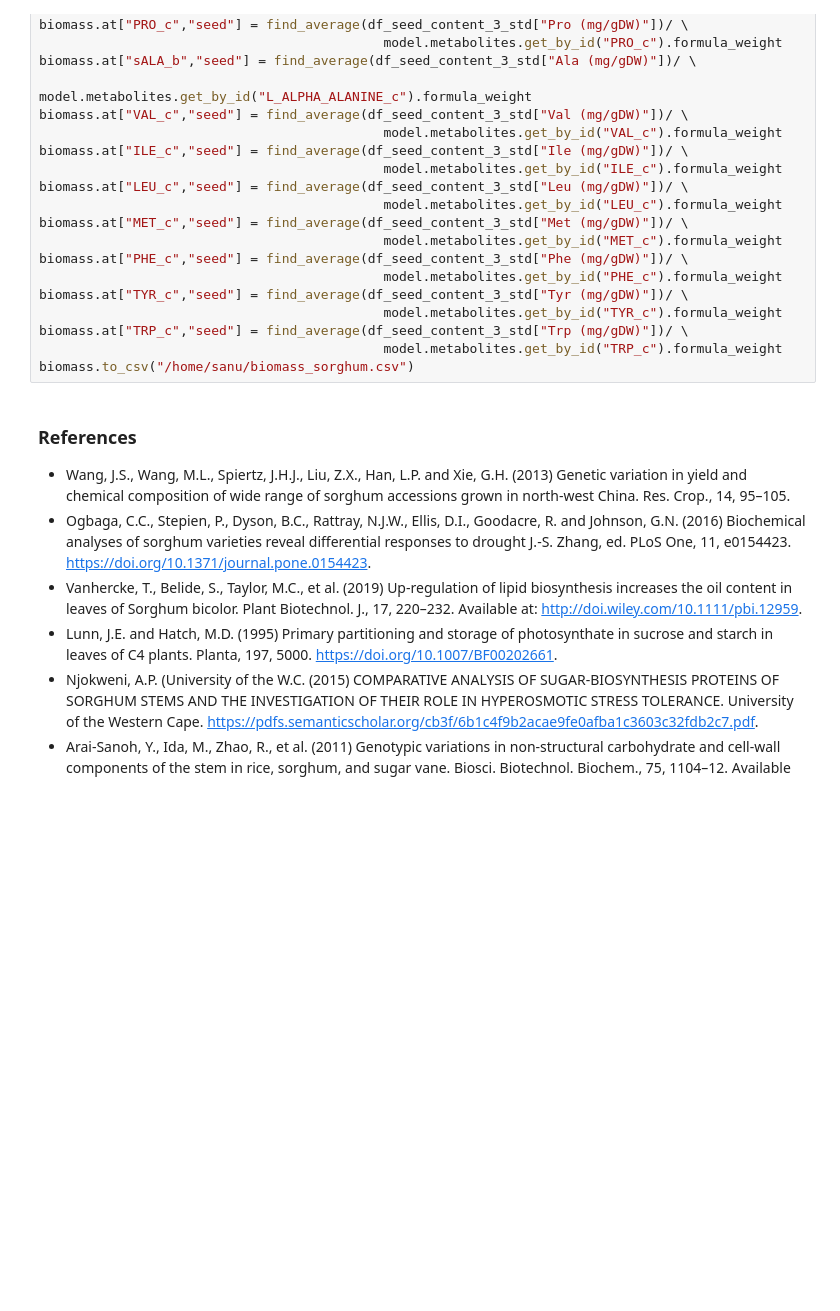
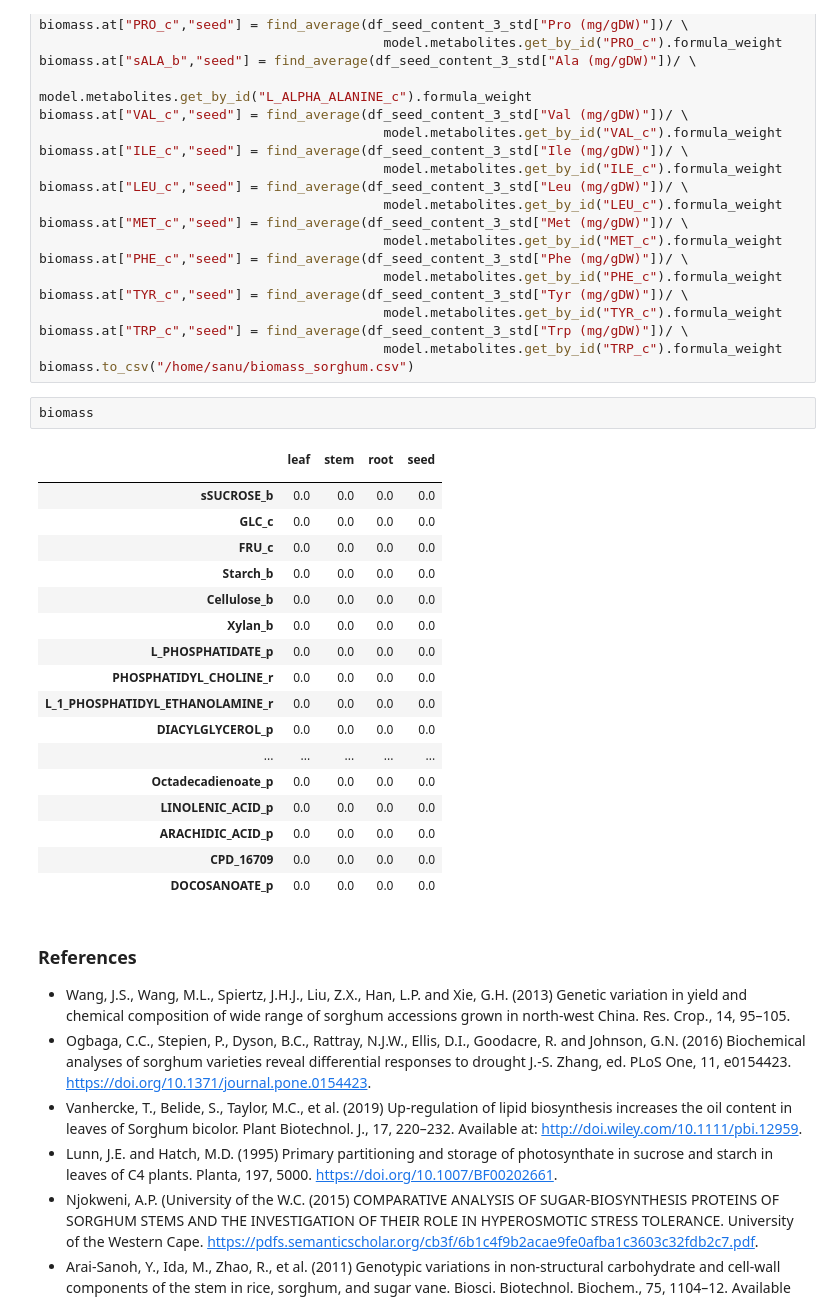
Before and after one commit to cropsinsilico/tissue-specific-FBA-models, a Jupyter notebook: Biomass data - sorghum.ipynb, the cells around one changed output. Cells and saved outputs as stored; diff of their text form; blank space fills up the shorter version.

```diff
--- a/Biomass data - sorghum.ipynb
+++ b/Biomass data - sorghum.ipynb
@@ -650,6 +650,27 @@ biomass.at["TYR_c","seed"] = find_average(df_seed_content_3_std["Tyr (mg/gDW)"])
 biomass.at["TRP_c","seed"] = find_average(df_seed_content_3_std["Trp (mg/gDW)"])/ \
                                             model.metabolites.get_by_id("TRP_c").formula_weight
 biomass.to_csv("/home/sanu/biomass_sorghum.csv")
+# %%
+biomass
+# %% [output]
+|  | leaf | stem | root | seed |
+|  |  |  |  |  |
+| sSUCROSE_b | 0.0 | 0.0 | 0.0 | 0.0 |
+| GLC_c | 0.0 | 0.0 | 0.0 | 0.0 |
+| FRU_c | 0.0 | 0.0 | 0.0 | 0.0 |
+| Starch_b | 0.0 | 0.0 | 0.0 | 0.0 |
+| Cellulose_b | 0.0 | 0.0 | 0.0 | 0.0 |
+| Xylan_b | 0.0 | 0.0 | 0.0 | 0.0 |
+| L_PHOSPHATIDATE_p | 0.0 | 0.0 | 0.0 | 0.0 |
+| PHOSPHATIDYL_CHOLINE_r | 0.0 | 0.0 | 0.0 | 0.0 |
+| L_1_PHOSPHATIDYL_ETHANOLAMINE_r | 0.0 | 0.0 | 0.0 | 0.0 |
+| DIACYLGLYCEROL_p | 0.0 | 0.0 | 0.0 | 0.0 |
+| ... | ... | ... | ... | ... |
+| Octadecadienoate_p | 0.0 | 0.0 | 0.0 | 0.0 |
+| LINOLENIC_ACID_p | 0.0 | 0.0 | 0.0 | 0.0 |
+| ARACHIDIC_ACID_p | 0.0 | 0.0 | 0.0 | 0.0 |
+| CPD_16709 | 0.0 | 0.0 | 0.0 | 0.0 |
+| DOCOSANOATE_p | 0.0 | 0.0 | 0.0 | 0.0 |
 # %% [markdown]
 ### References
 
```
Also changed, not shown: 30 other files.
